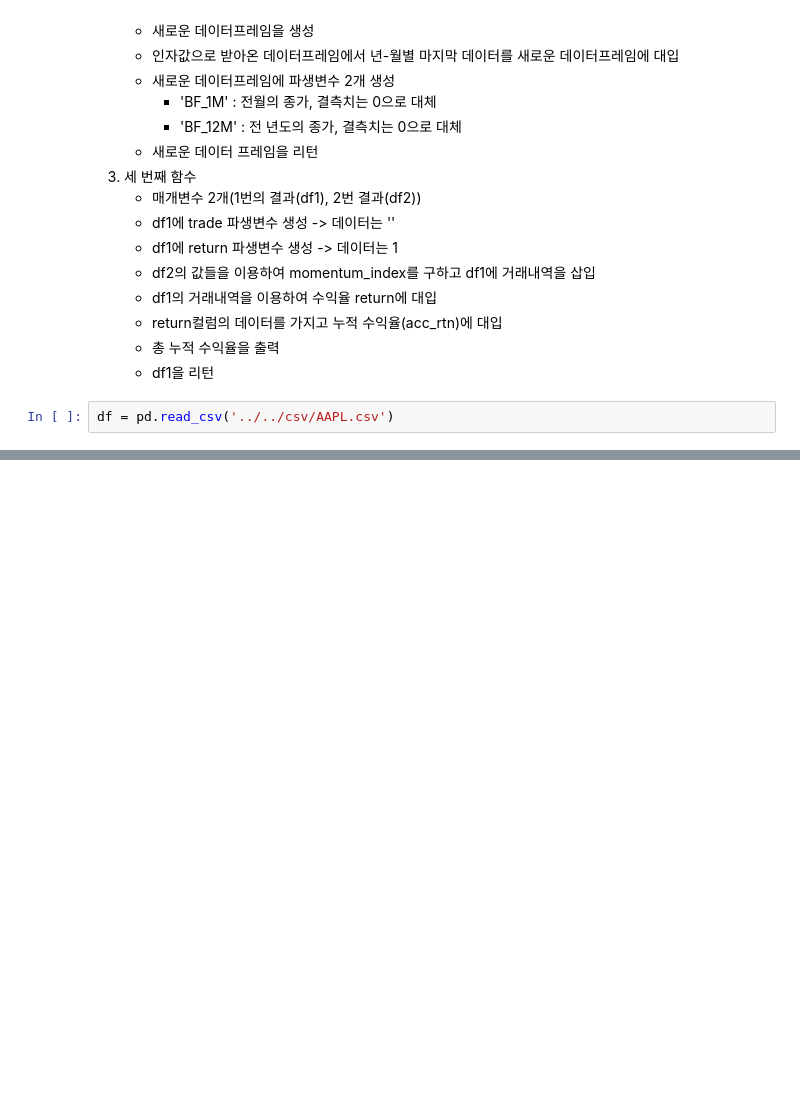
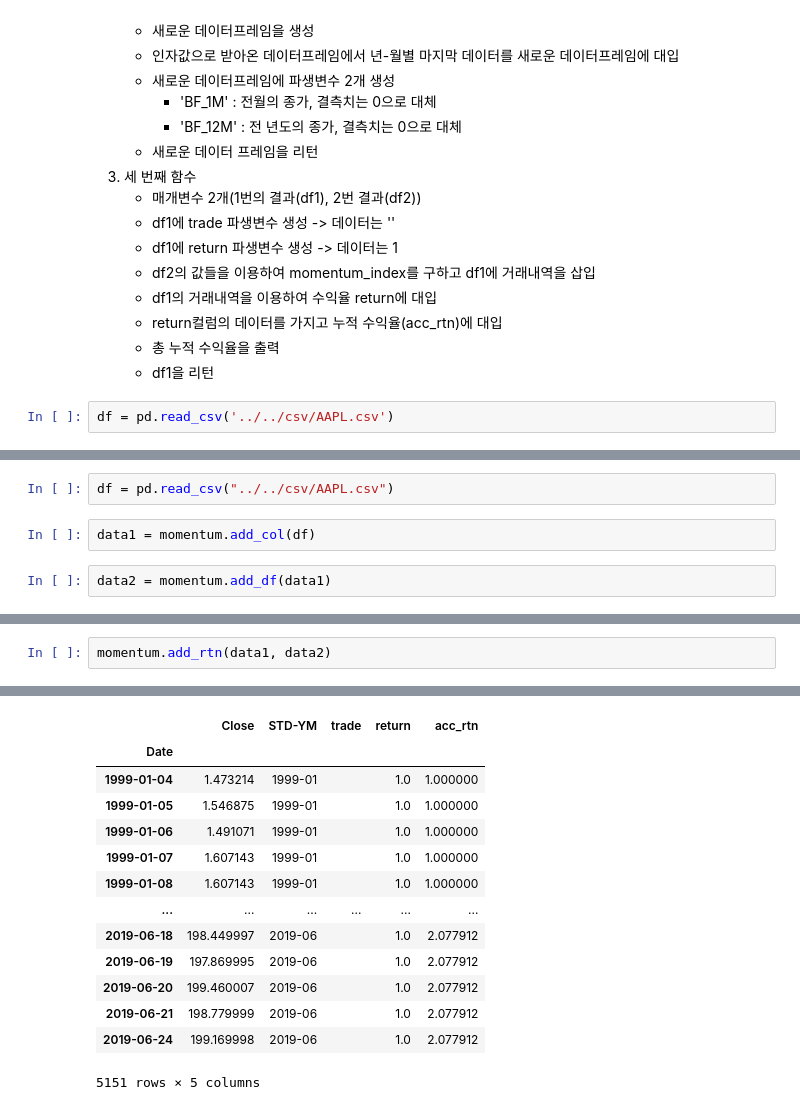
Before and after one commit to Jay-hook/Big-Data-Analysis-Basic, a Jupyter notebook: python/230821/02_momentum.ipynb, the cells around one changed output, grey strips where cells are left out. Saved outputs shown, nothing was run; the diff lists cells and outputs as text; blank space fills up the shorter version.

```diff
--- a/python/230821/02_momentum.ipynb
+++ b/python/230821/02_momentum.ipynb
@@ -308,0 +376,6 @@ momentum_data = add_col(df)
+# %%
+df = pd.read_csv("../../csv/AAPL.csv")
+# %%
+data1 = momentum.add_col(df)
+# %%
+data2 = momentum.add_df(data1)
@@ -308,0 +393,3 @@ momentum_data = add_col(df)
+# %%
+momentum.add_rtn(data1, data2)
+# %% [output]
@@ -308,0 +413,14 @@ momentum_data = add_col(df)
+|  | Close | STD-YM | trade | return | acc_rtn |
+| Date |  |  |  |  |  |
+| 1999-01-04 | 1.473214 | 1999-01 |  | 1.0 | 1.000000 |
+| 1999-01-05 | 1.546875 | 1999-01 |  | 1.0 | 1.000000 |
+| 1999-01-06 | 1.491071 | 1999-01 |  | 1.0 | 1.000000 |
+| 1999-01-07 | 1.607143 | 1999-01 |  | 1.0 | 1.000000 |
+| 1999-01-08 | 1.607143 | 1999-01 |  | 1.0 | 1.000000 |
+| ... | ... | ... | ... | ... | ... |
+| 2019-06-18 | 198.449997 | 2019-06 |  | 1.0 | 2.077912 |
+| 2019-06-19 | 197.869995 | 2019-06 |  | 1.0 | 2.077912 |
+| 2019-06-20 | 199.460007 | 2019-06 |  | 1.0 | 2.077912 |
+| 2019-06-21 | 198.779999 | 2019-06 |  | 1.0 | 2.077912 |
+| 2019-06-24 | 199.169998 | 2019-06 |  | 1.0 | 2.077912 |
+5151 rows × 5 columns
```
Also changed, not shown: parts of 23 cells of this notebook, 1 other file.
